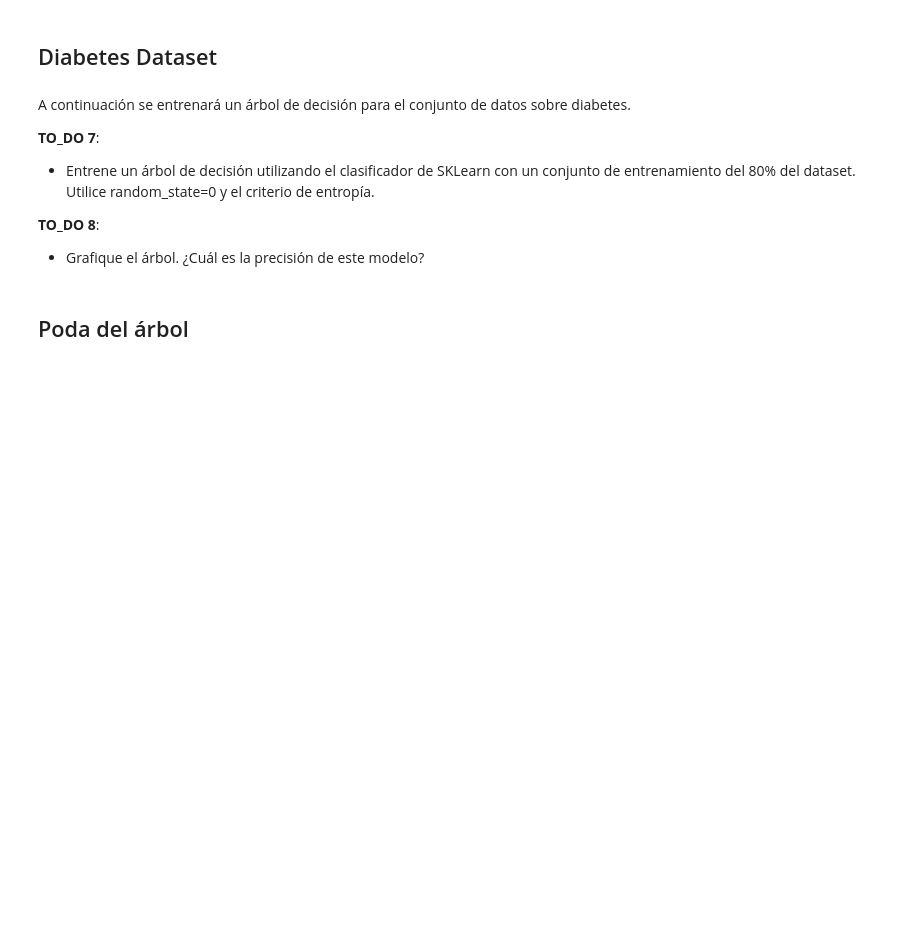
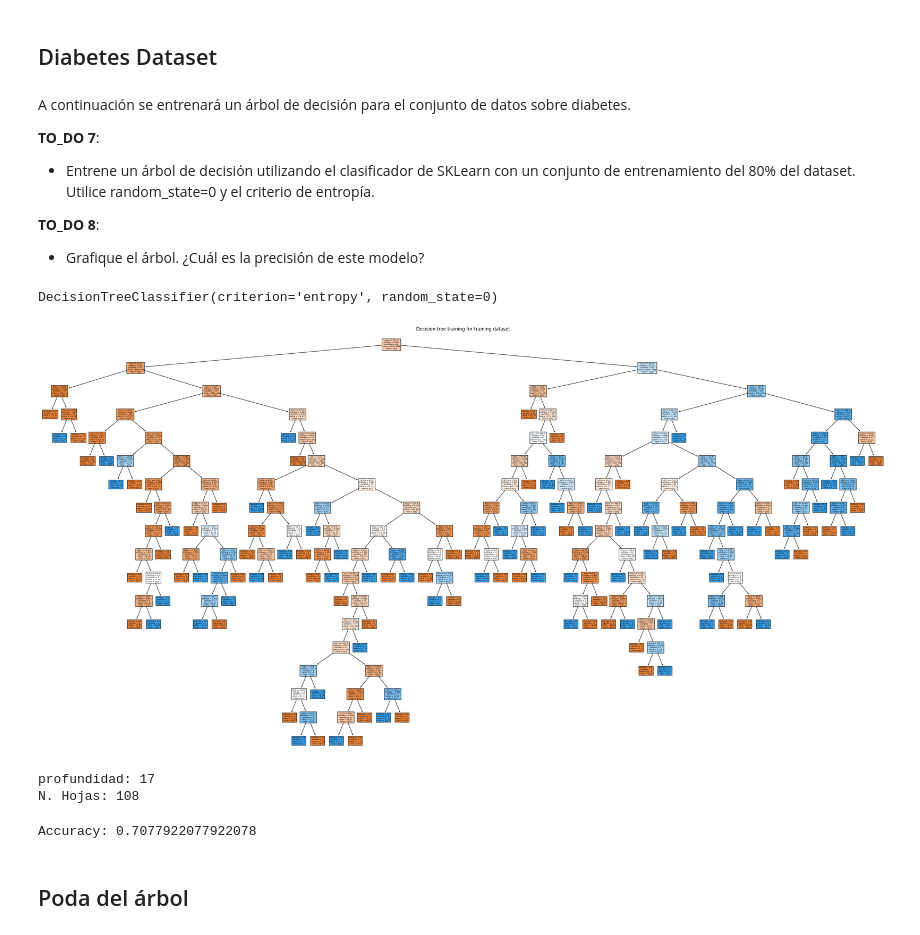
Before and after one commit to DaveAlsina/7timoSemestre, a Jupyter notebook: ml/exercises/ws1/Taller_árboles_de_decisión_16_feb.ipynb, the cells around one changed output. Cells and saved outputs as stored; diff of their text form; code cells hidden in the pictures; blank space fills up the shorter version.

```diff
--- a/ml/exercises/ws1/Taller_árboles_de_decisión_16_feb.ipynb
+++ b/ml/exercises/ws1/Taller_árboles_de_decisión_16_feb.ipynb
@@ -82,3 +253,35 @@ A continuación se entrenará un árbol de decisión para el conjunto de datos s
+# %%
+## Su código aquí
+data_diab = pd.read_csv('diabetes.csv')
+data_diab.head(3)
+
+X = data_diab.loc[:, data_diab.columns != "Outcome"]
+y = data_diab['Outcome']
+# %%
+X_train2, X_test2, y_train2, y_test2 = train_test_split(X, y, test_size = 0.2, random_state = 0)
+# %%
+clf2 = DecisionTreeClassifier(random_state=0, criterion='entropy')
+clf2.fit(X_train2, y_train2)
+# %% [output]
+DecisionTreeClassifier(criterion='entropy', random_state=0)
+# %%
+plt.figure(figsize=(40,20))
+plot_tree(clf2, filled=True, class_names=True)
+plt.title("Decision tree training for training dataset")
+plt.show()
+# %% [output]
+[figure, added]
+# %%
+print(f"profundidad: {clf2.get_depth()}")
+print(f"N. Hojas: {clf2.get_n_leaves()}")
+# %% [output]
+profundidad: 17
+N. Hojas: 108
+# %%
+y_pred2 = clf2.predict(X_test2)
+print("Accuracy:",metrics.accuracy_score(y_test2, y_pred2))
+# %% [output]
+Accuracy: 0.7077922077922078
 # %% [markdown]
 ## Poda del árbol
 # %% [markdown]
```
Also changed, not shown: parts of 31 cells of this notebook, 5 other files.
